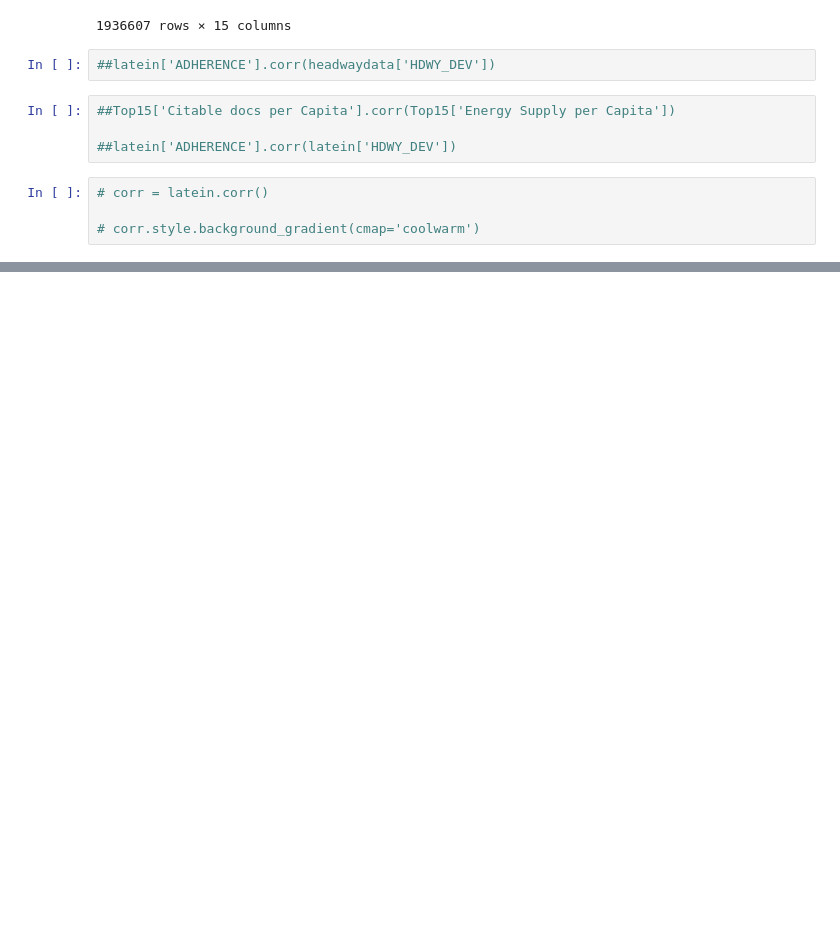
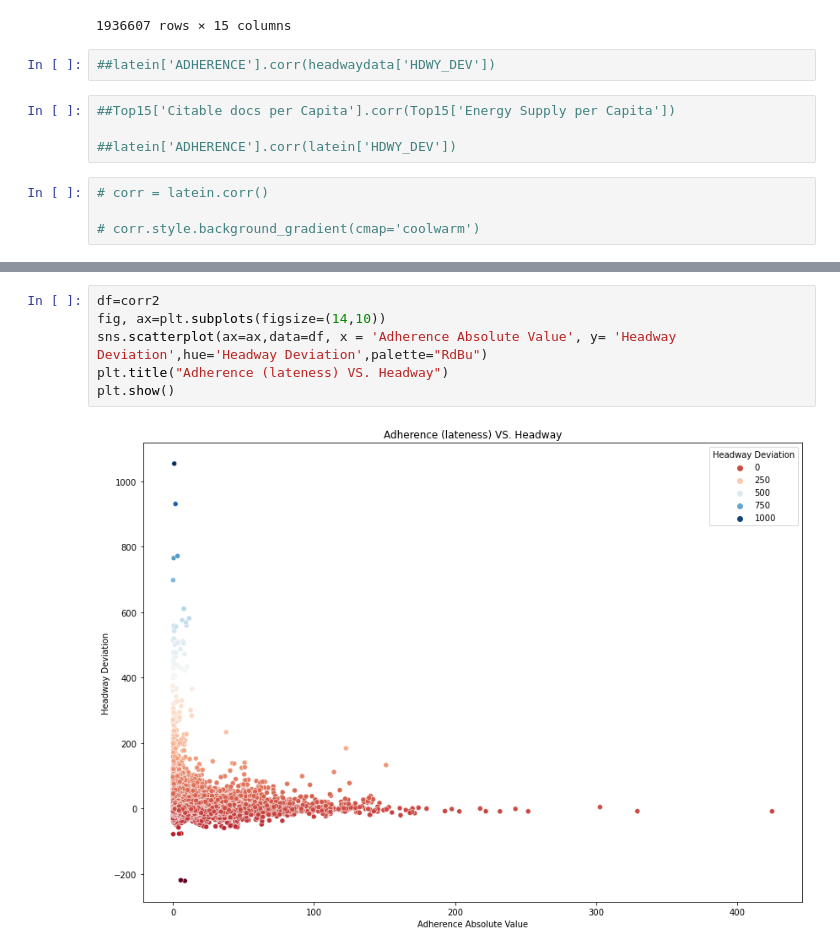
Before and after one commit to NSS-Data-Analytics-Cohort-7/wego-grumpy-concat, a Jupyter notebook: notebook/wego.ipynb, the cells around one changed output, grey strips where cells are left out. Saved outputs shown, nothing was run; the diff lists cells and outputs as text; blank space fills up the shorter version.

```diff
--- a/notebook/wego.ipynb
+++ b/notebook/wego.ipynb
@@ -588,0 +597,8 @@ plt.savefig("Plotting_correlation_HeatMap.jpg")
+# %%
+df=corr2
+fig, ax=plt.subplots(figsize=(14,10))
+sns.scatterplot(ax=ax,data=df, x = 'Adherence Absolute Value', y= 'Headway Deviation',hue='Headway Deviation',palette="RdBu")
+plt.title("Adherence (lateness) VS. Headway")
+plt.show()
+# %% [output]
+[figure, added]
```
Also changed, not shown: parts of 23 cells of this notebook.
